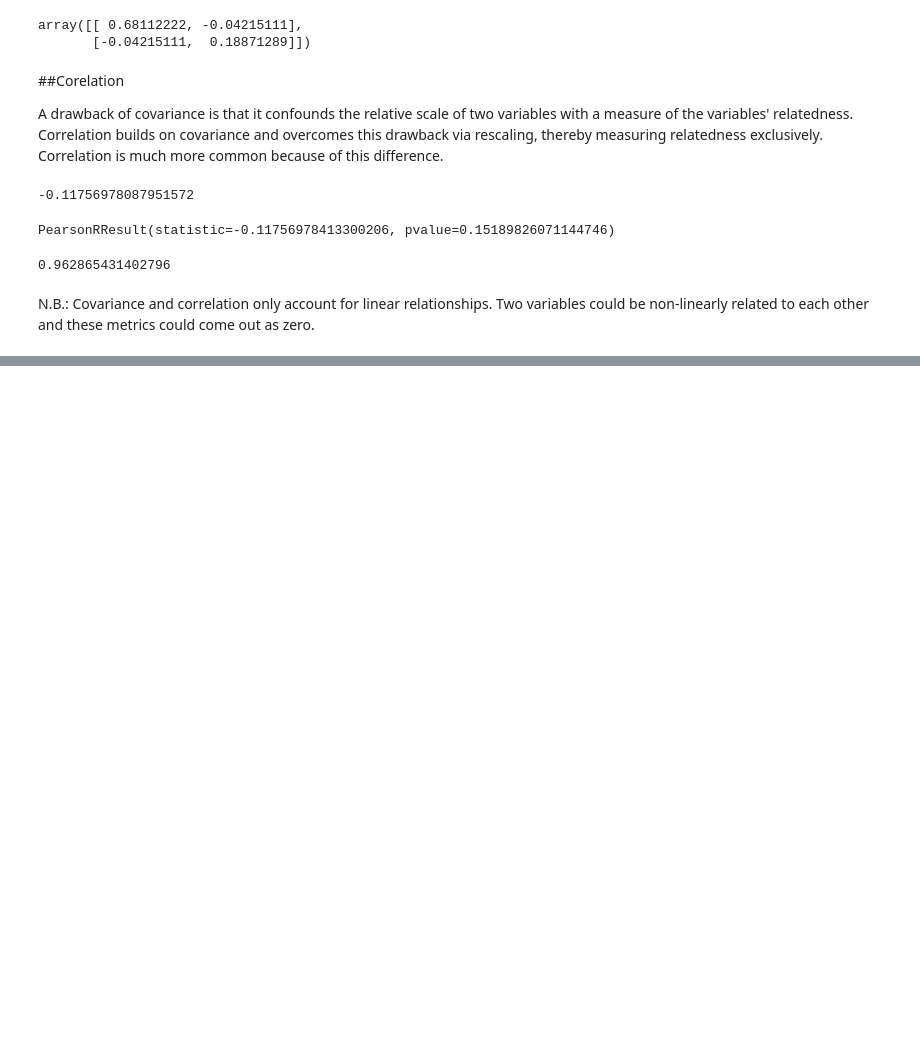
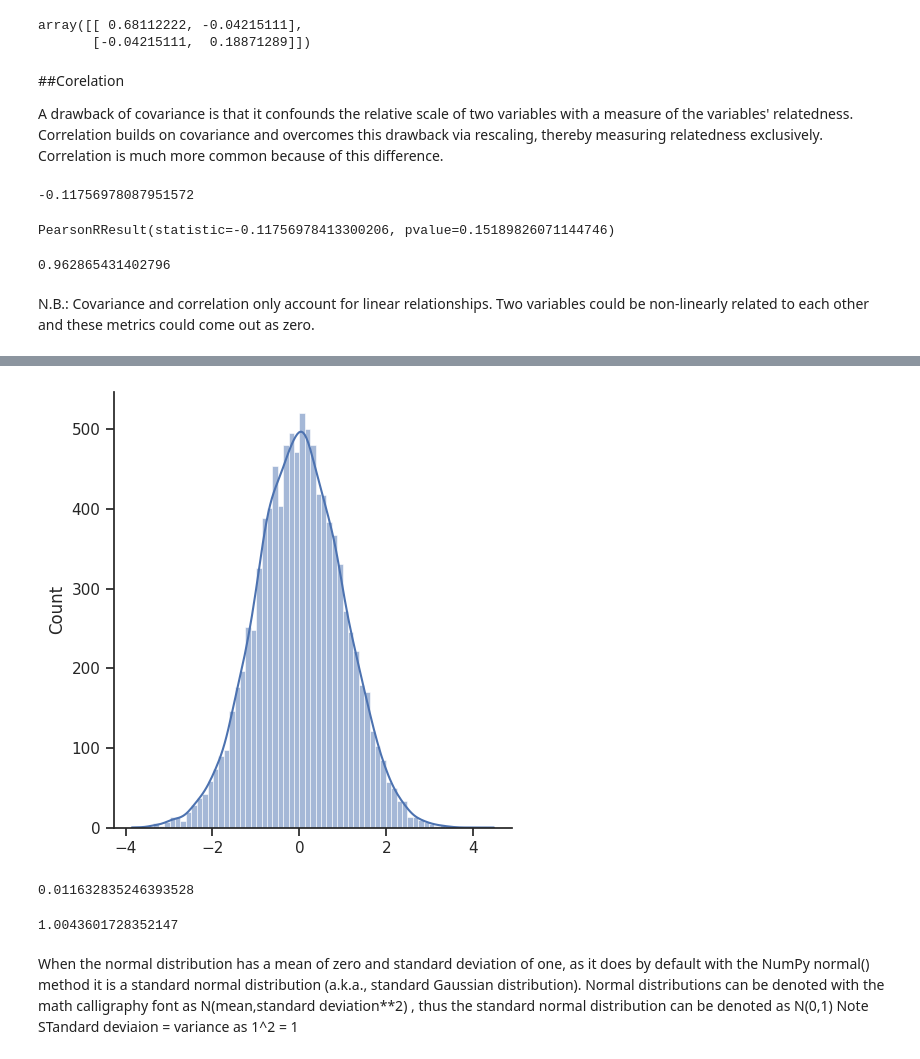
Before and after one commit to Krisho1/Machine-Learning-Foundations-Math-Probability-Statistics-and-Computer-Science-Python-Codes-, a Jupyter notebook: Probablity.ipynb, the cells around one changed output, grey strips where cells are left out. Cells and saved outputs as stored; diff of their text form; code cells hidden in the pictures; blank space fills up the shorter version.

```diff
--- a/Probablity.ipynb
+++ b/Probablity.ipynb
@@ -521,0 +553,16 @@ N.B.: Covariance and correlation only account for linear relationships. Two vari
+# %%
+_=sns.displot(x,kde = True)
+# %% [output]
+[figure, added]
+# %%
+np.mean(x)
+# %% [output]
+0.011632835246393528
+# %%
+np.std(x)
+# %% [output]
+1.0043601728352147
+# %% [markdown]
+When the normal distribution has a mean of zero and standard deviation of one, as it does by default with the NumPy normal() method it is a standard normal distribution (a.k.a., standard Gaussian distribution). Normal distributions can be denoted with the math calligraphy font as N(mean,standard deviation**2)
+, thus the standard normal distribution can be denoted as N(0,1)
+Note STandard deviaion = variance as 1^2 = 1
```
Also changed, not shown: parts of 82 cells of this notebook.
